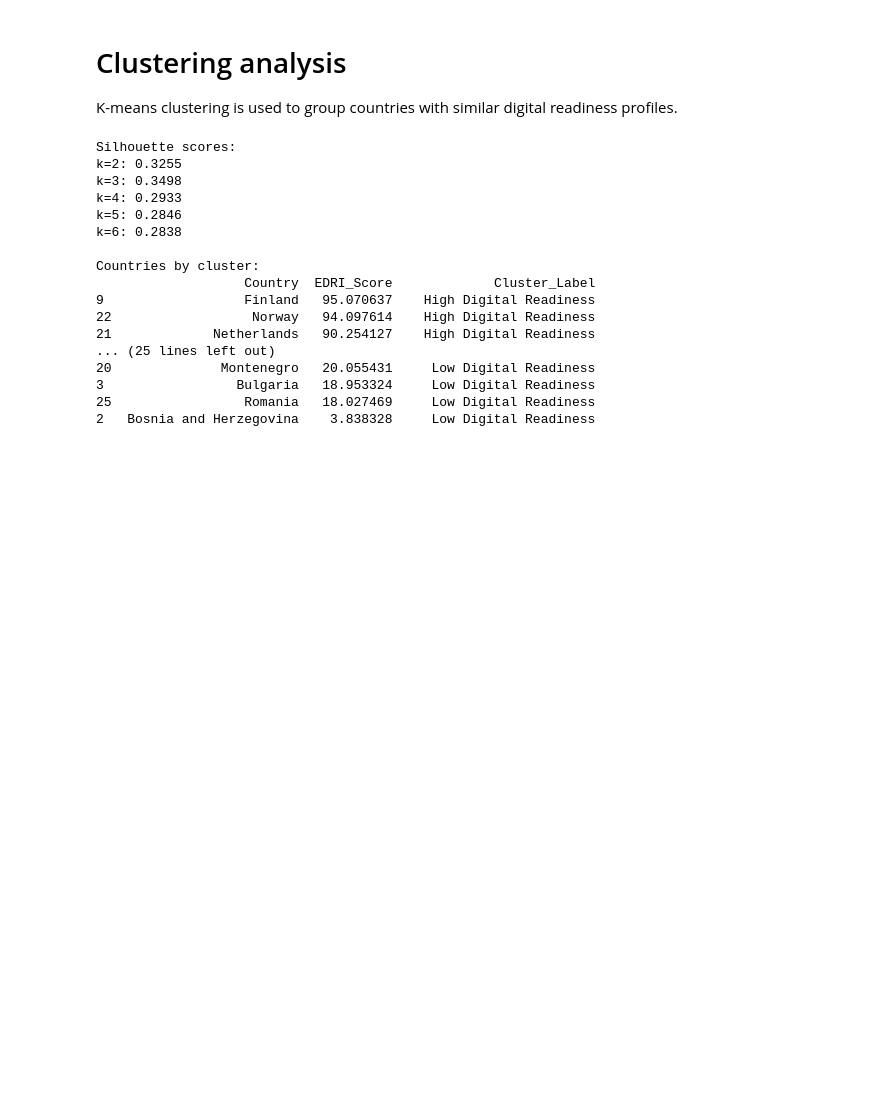
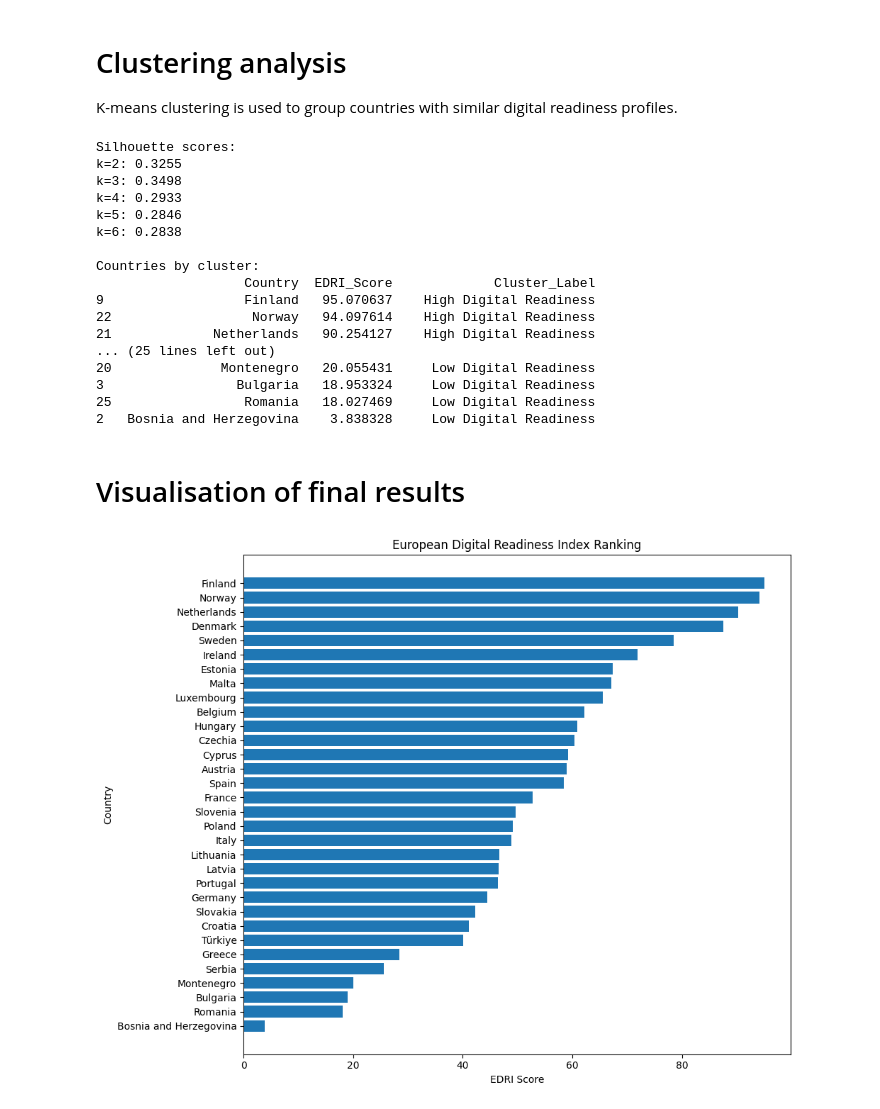
Before and after one commit to eljesam/DAV_CA_ELJESA, a Jupyter notebook: Code/edri_index_analysis.ipynb, the cells around one changed output. Cells and saved outputs as stored; diff of their text form; code cells hidden in the pictures; blank space fills up the shorter version.

Commit message:
add final results CSV along with visualizations for country rankings, sub-indices, and clusters.

```diff
--- a/Code/edri_index_analysis.ipynb
+++ b/Code/edri_index_analysis.ipynb
@@ -322,3 +322,17 @@ Countries by cluster:
 3                 Bulgaria   18.953324     Low Digital Readiness
 25                 Romania   18.027469     Low Digital Readiness
 2   Bosnia and Herzegovina    3.838328     Low Digital Readiness
+# %% [markdown]
+#  Visualisation of final results
+# %%
+plt.figure(figsize=(10, 8))
+plt.barh(df["Country"], df["EDRI_Score"])
+plt.xlabel("EDRI Score")
+plt.ylabel("Country")
+plt.title("European Digital Readiness Index Ranking")
+plt.gca().invert_yaxis()
+plt.tight_layout()
+plt.savefig("edri_country_ranking.png", dpi=300)
+plt.show()
+# %% [output]
+[figure, added]
```
Also changed, not shown: parts of 5 cells of this notebook, 6 other files.
